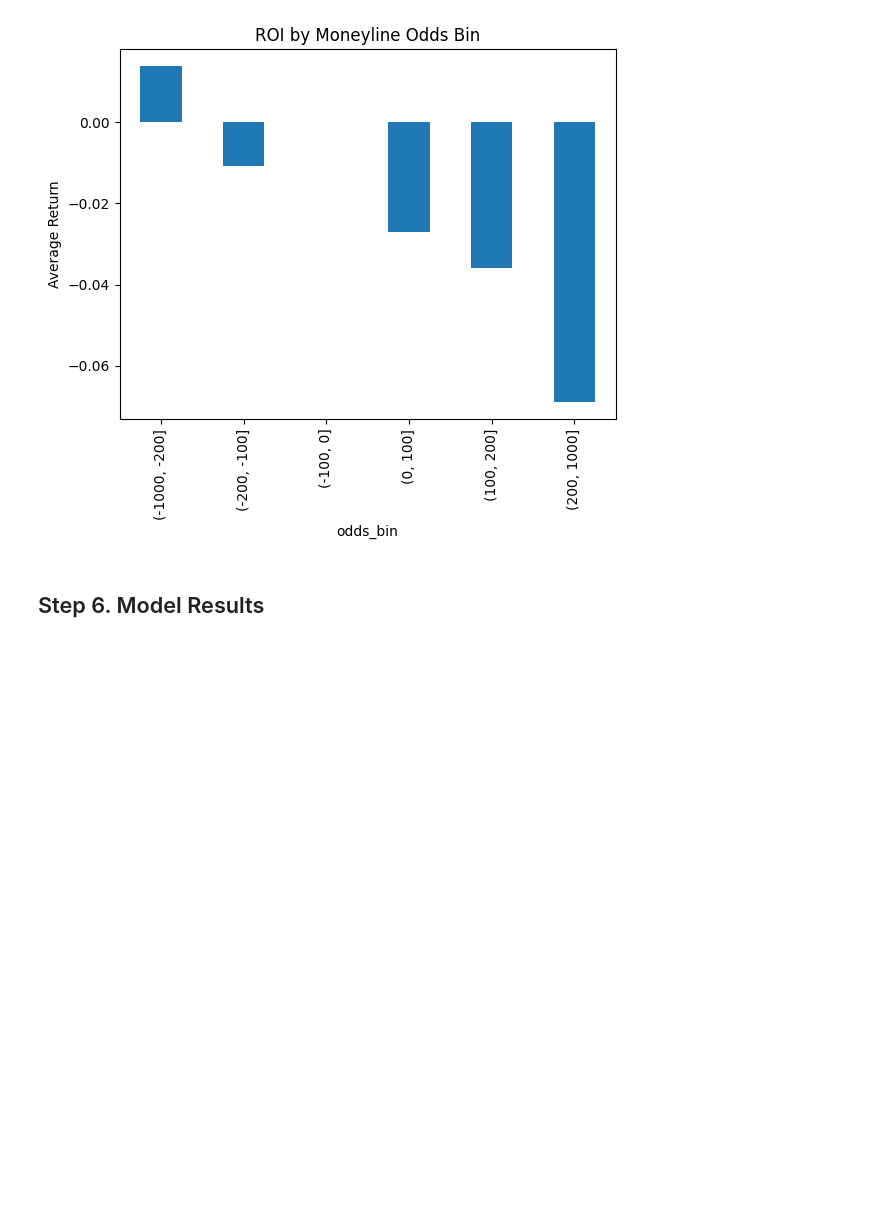
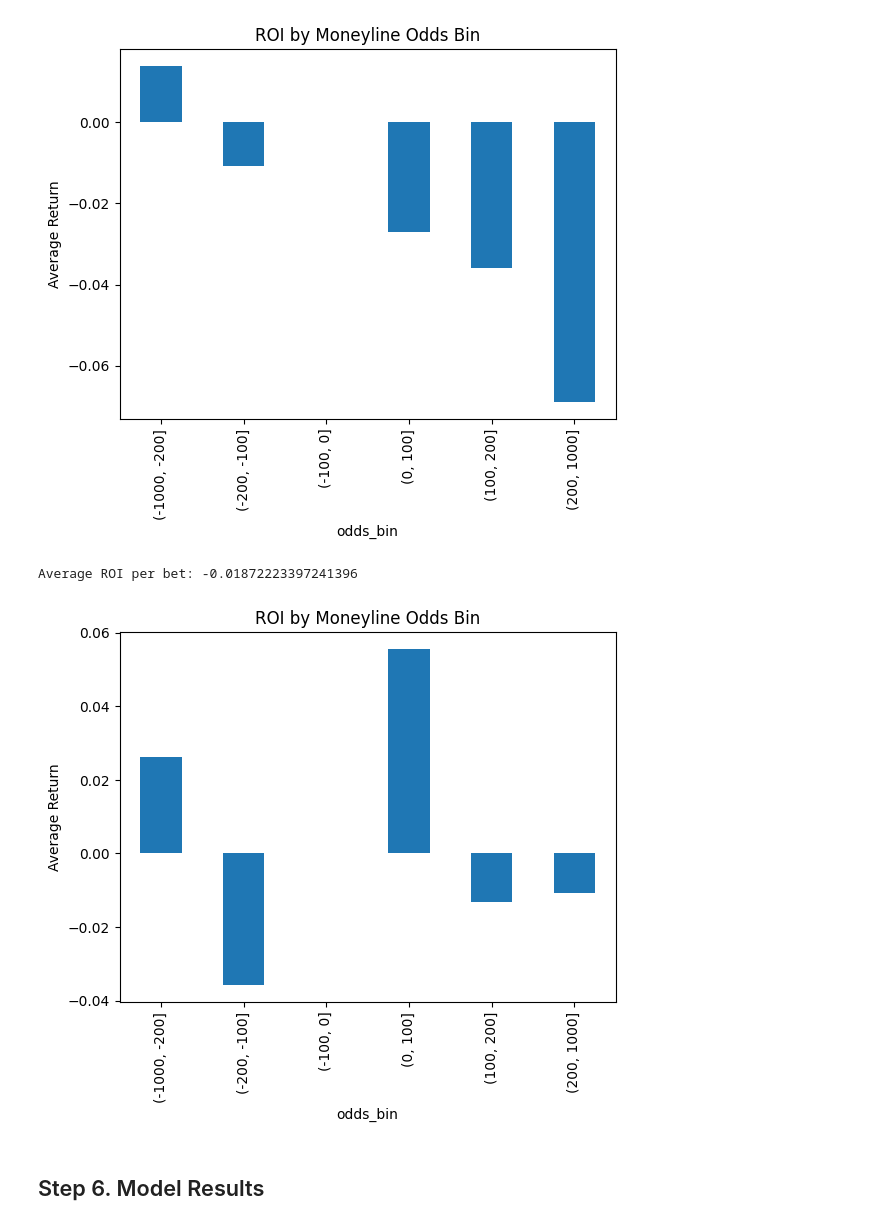
Before and after one commit to trentrueckert/Rueckert_Capstone_Project, a Jupyter notebook: machinelearning.ipynb, the cells around one changed output. Cells and saved outputs as stored; diff of their text form; code cells hidden in the pictures; blank space fills up the shorter version.

```diff
--- a/machinelearning.ipynb
+++ b/machinelearning.ipynb
@@ -105,6 +105,32 @@ plt.title('ROI by Moneyline Odds Bin')
 plt.show()
 # %% [output]
 [figure]
+# %%
+# Bet on model picks where win probability > 0.5 for Logistic Regression
+bet_mask = y_proba2 > 0.5
+bets = df.iloc[y_test.index][bet_mask]
+
+# Calculate ROI if betting 1 unit on each pick
+bets['return'] = bets.apply(
+    lambda row: (row['moneyLine'] / 100 if row['moneyLine'] > 0 else 100 / abs(row['moneyLine'])) if row['winner'] == 1 else -1,
+    axis=1
+)
+
+roi = bets['return'].mean()
+print("Average ROI per bet:", roi)
+# %% [output]
+Average ROI per bet: -0.01872223397241396
+# %%
+# ROI by odds bins Logistic Regression
+bets['odds_bin'] = pd.cut(bets['moneyLine'], bins=[-1000, -200, -100, 0, 100, 200, 1000])
+roi_by_bin = bets.groupby('odds_bin')['return'].mean()
+
+roi_by_bin.plot(kind='bar')
+plt.ylabel('Average Return')
+plt.title('ROI by Moneyline Odds Bin')
+plt.show()
+# %% [output]
+[figure, added]
 # %% [markdown]
 ## Step 6. Model Results
 # %%
```
Also changed, not shown: parts of 2 cells of this notebook.
